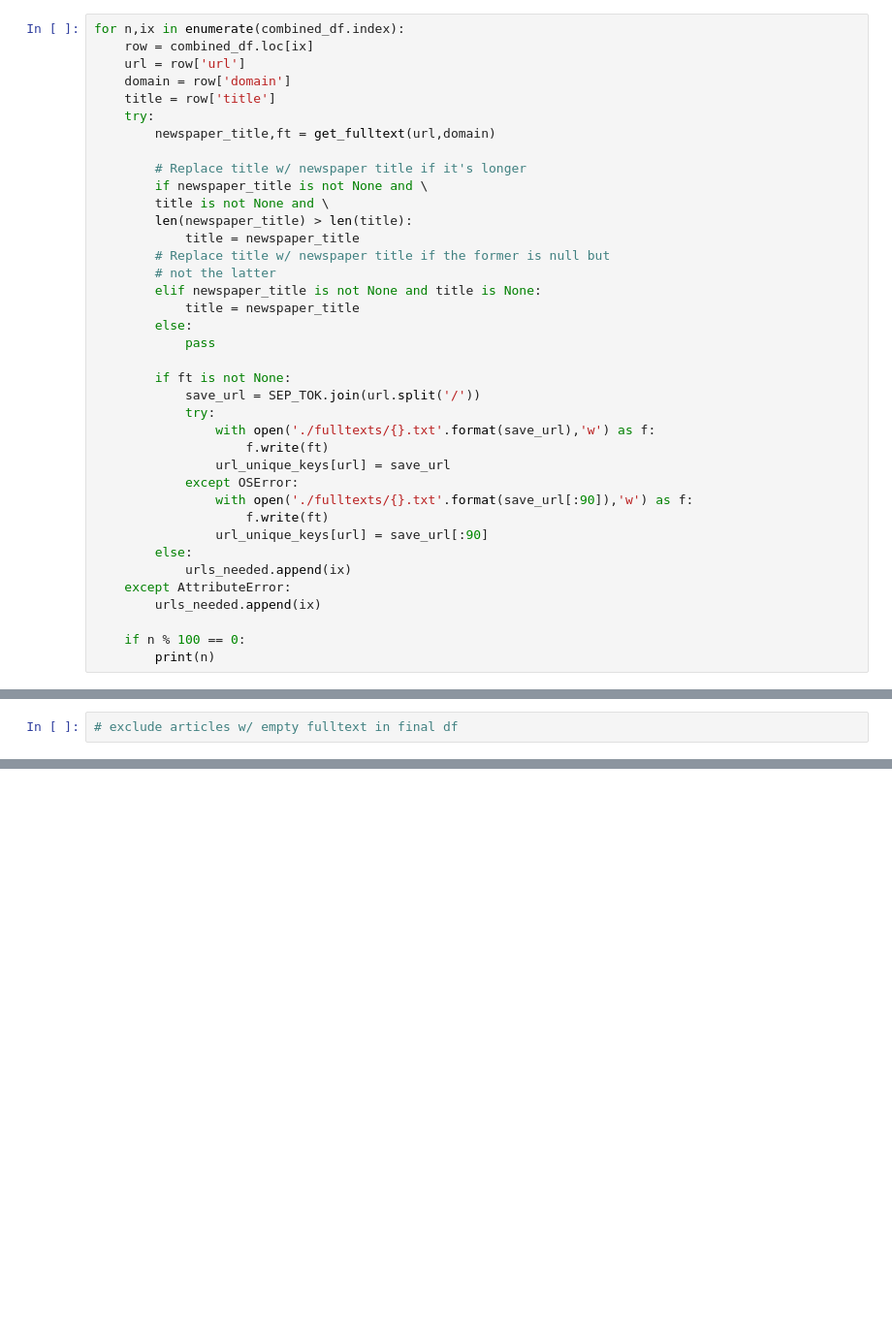
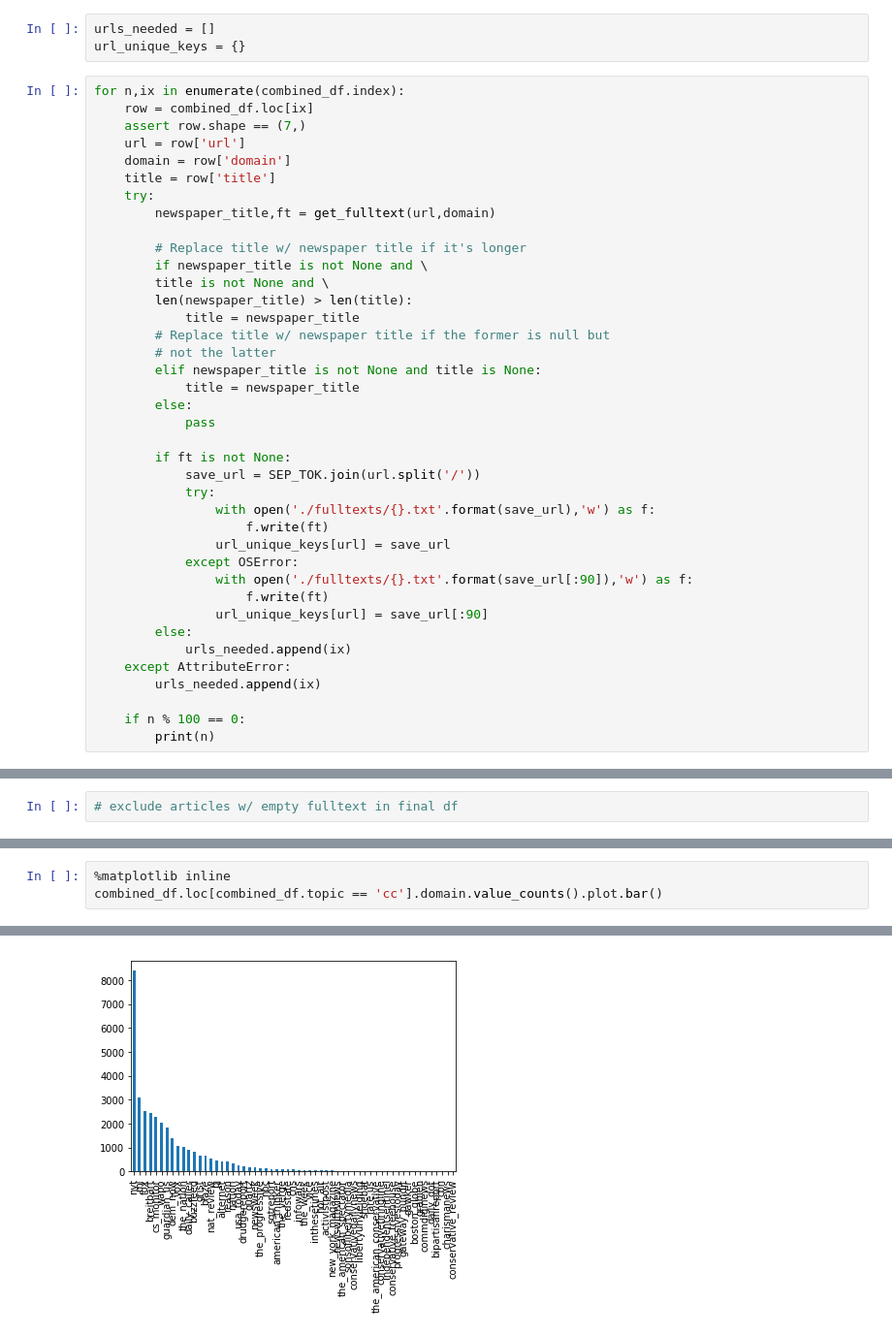
Before and after one commit to yiweiluo/GWStance, a Jupyter notebook: data_scraping/scraping_main.ipynb, the cells around one changed output, grey strips where cells are left out. Shown at 97% size. Cells and saved outputs as stored; diff of their text form; blank space fills up the shorter version.

```diff
--- a/data_scraping/scraping_main.ipynb
+++ b/data_scraping/scraping_main.ipynb
@@ -906,6 +936,10 @@ SEP_TOK = '[SEP]'
+# %%
+urls_needed = []
+url_unique_keys = {}
 # %%
 for n,ix in enumerate(combined_df.index):
     row = combined_df.loc[ix]
+    assert row.shape == (7,)
     url = row['url']
     domain = row['domain']
     title = row['title']
@@ -1353,0 +1375,4 @@ pickle.dump(to_remove,open('dups_to_remove.pkl','wb'))
+# %%
+%matplotlib inline
+combined_df.loc[combined_df.topic == 'cc'].domain.value_counts().plot.bar()
+# %% [output]
@@ -1353,0 +1380 @@ pickle.dump(to_remove,open('dups_to_remove.pkl','wb'))
+[figure, added]
```
Also changed, not shown: parts of 26 cells of this notebook.
